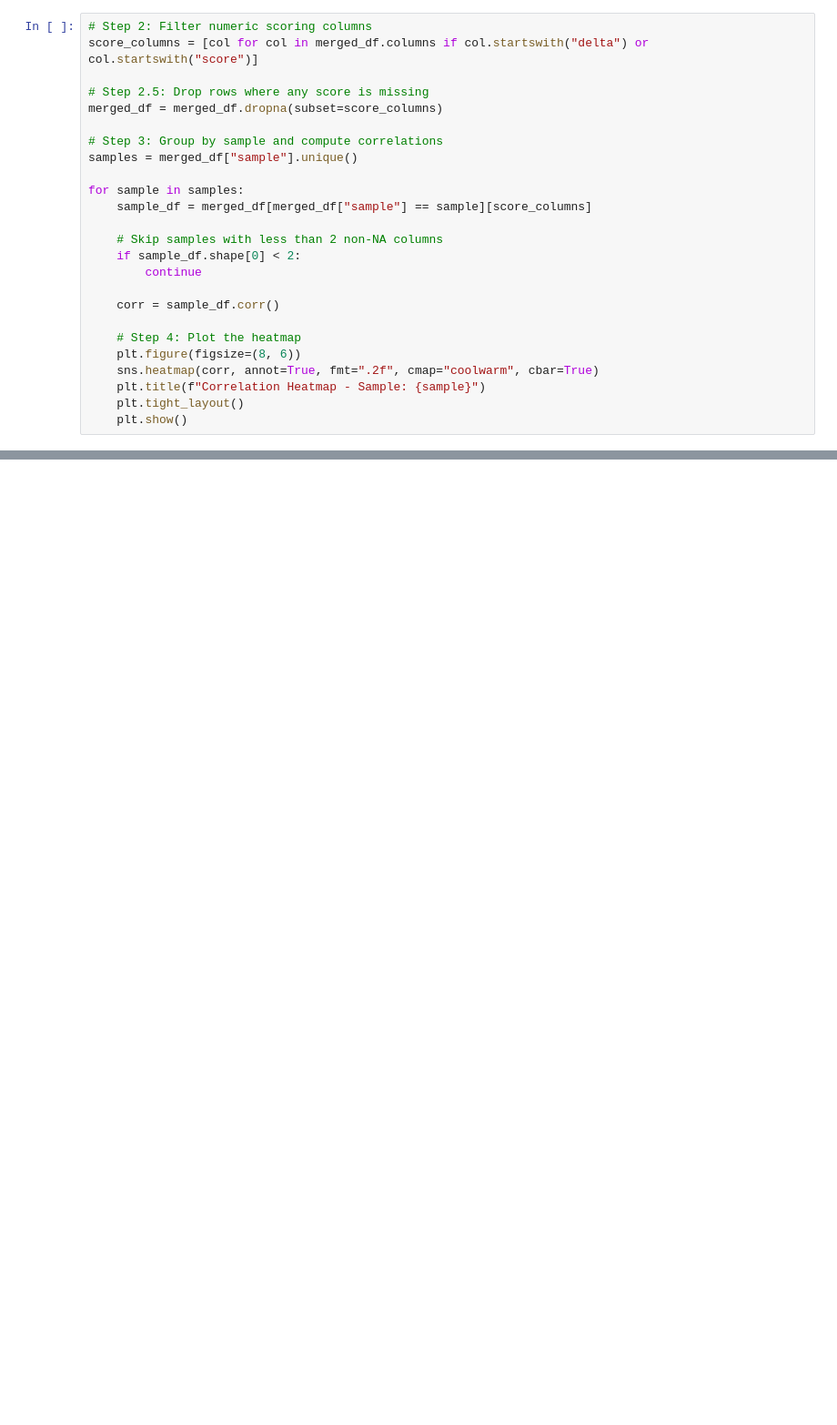
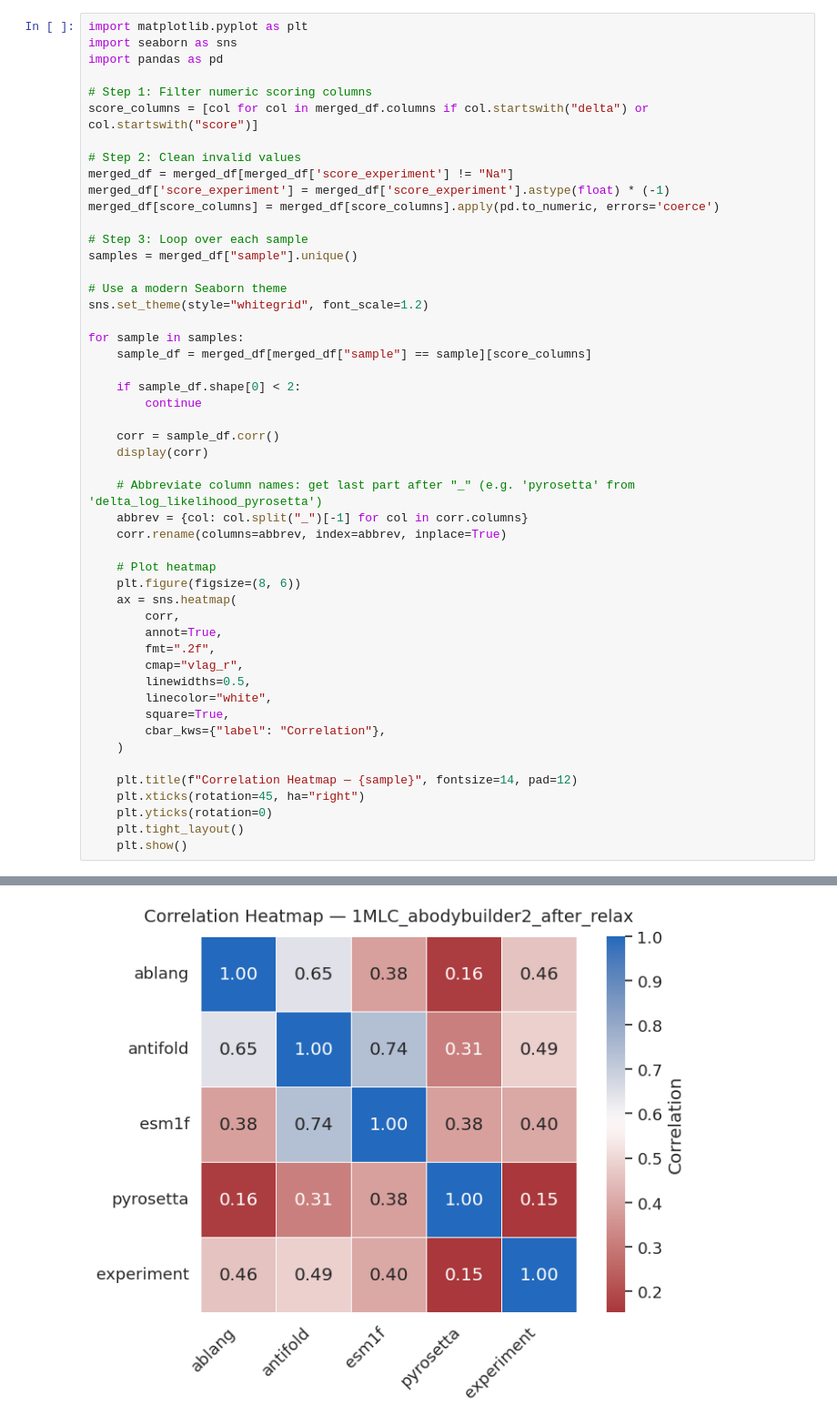
Before and after one commit to WenyueDai/Benchmark_point_mutation_antibody_VHH, a Jupyter notebook: benchmark_results/playground_mAb_DMS/20250715_thermo_mAb.ipynb, the cells around one changed output, grey strips where cells are left out. Shown at 91% size. Cells and saved outputs as stored; diff of their text form; blank space fills up the shorter version.

Commit message:
correct plot benchmark

```diff
--- a/benchmark_results/playground_mAb_DMS/20250715_thermo_mAb.ipynb
+++ b/benchmark_results/playground_mAb_DMS/20250715_thermo_mAb.ipynb
@@ -48,25 +29,51 @@ KeyError: "['sample', 'wt', 'mt', 'score_experiment'] not in index"
 # %%
-# Step 2: Filter numeric scoring columns
+import matplotlib.pyplot as plt
+import seaborn as sns
+import pandas as pd
+
+# Step 1: Filter numeric scoring columns
 score_columns = [col for col in merged_df.columns if col.startswith("delta") or col.startswith("score")]
 
-# Step 2.5: Drop rows where any score is missing
-merged_df = merged_df.dropna(subset=score_columns)
+# Step 2: Clean invalid values
+merged_df = merged_df[merged_df['score_experiment'] != "Na"]
+merged_df['score_experiment'] = merged_df['score_experiment'].astype(float) * (-1)
+merged_df[score_columns] = merged_df[score_columns].apply(pd.to_numeric, errors='coerce')
 
-# Step 3: Group by sample and compute correlations
+# Step 3: Loop over each sample
 samples = merged_df["sample"].unique()
+
+# Use a modern Seaborn theme
+sns.set_theme(style="whitegrid", font_scale=1.2)
 
 for sample in samples:
     sample_df = merged_df[merged_df["sample"] == sample][score_columns]
 
-    # Skip samples with less than 2 non-NA columns
     if sample_df.shape[0] < 2:
         continue
 
     corr = sample_df.corr()
+    display(corr)
 
-    # Step 4: Plot the heatmap
+    # Abbreviate column names: get last part after "_" (e.g. 'pyrosetta' from 'delta_log_likelihood_pyrosetta')
+    abbrev = {col: col.split("_")[-1] for col in corr.columns}
+    corr.rename(columns=abbrev, index=abbrev, inplace=True)
+
+    # Plot heatmap
     plt.figure(figsize=(8, 6))
-    sns.heatmap(corr, annot=True, fmt=".2f", cmap="coolwarm", cbar=True)
-    plt.title(f"Correlation Heatmap - Sample: {sample}")
+    ax = sns.heatmap(
+        corr,
+        annot=True,
+        fmt=".2f",
+        cmap="vlag_r",
+        linewidths=0.5,
+        linecolor="white",
+        square=True,
+        cbar_kws={"label": "Correlation"},
+    )
+
+    plt.title(f"Correlation Heatmap — {sample}", fontsize=14, pad=12)
+    plt.xticks(rotation=45, ha="right")
+    plt.yticks(rotation=0)
     plt.tight_layout()
     plt.show()
+# %% [output]
@@ -72,0 +86 @@ for sample in samples:
+[figure, added]
```
Also changed, not shown: parts of 6 cells of this notebook, 1 other file.
